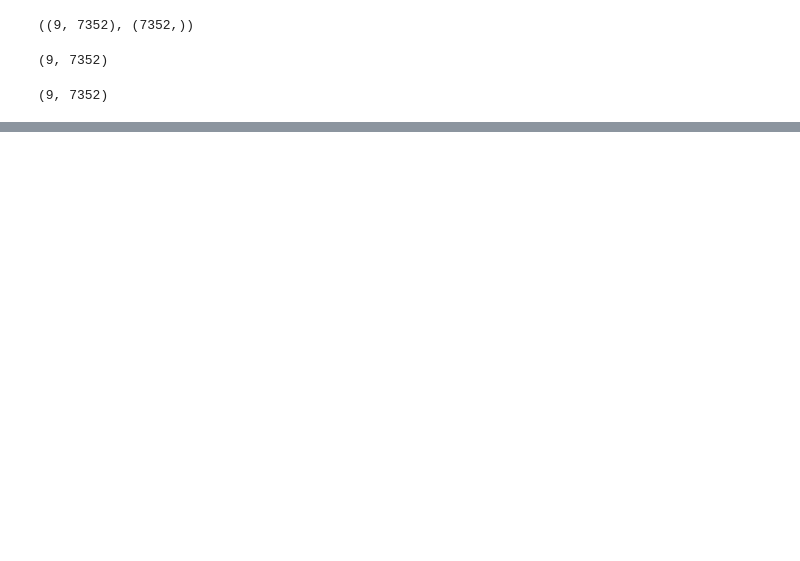
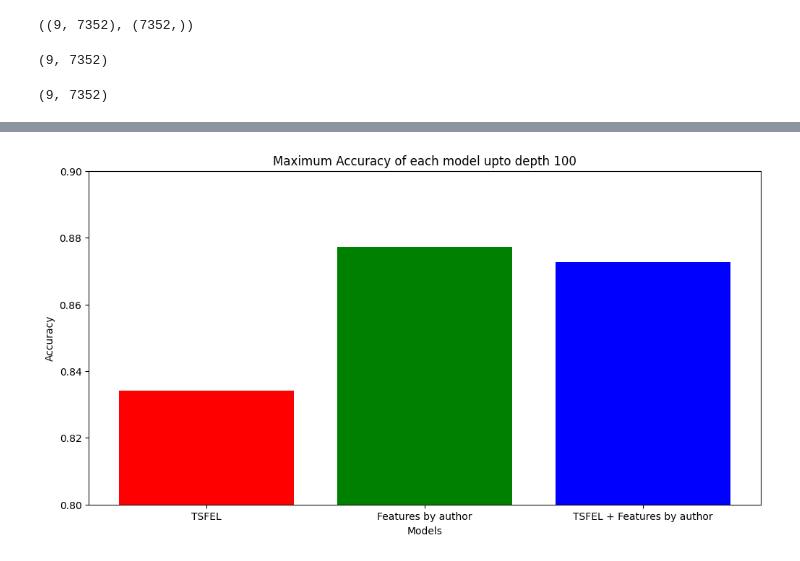
Before and after one commit to samarth2015/UCI-HAR_CNN_LSTM, a Jupyter notebook: ML_UCI_HAR.ipynb, the cells around one changed output, grey strips where cells are left out. Saved outputs shown, nothing was run; the diff lists cells and outputs as text; code cells hidden in the pictures; blank space fills up the shorter version.

```diff
--- a/ML_UCI_HAR.ipynb
+++ b/ML_UCI_HAR.ipynb
@@ -282,0 +420,12 @@ X_train_custom.shape
+# %%
+fig = plt.figure(figsize=(12, 6))
+plt.bar(['TSFEL', 'Features by author', 'TSFEL + Features by author'], [max(accuracies_with_depth[0]), max(accuracies_with_depth[1]), max(accuracies_with_depth[2])],
+        color=['red', 'green', 'blue'])
+
+plt.xlabel('Models')
+plt.ylabel('Accuracy')
+plt.title("Maximum Accuracy of each model upto depth 100")
+plt.ylim(0.8, 0.9)
+plt.show()
+# %% [output]
+[figure, added]
```
Also changed, not shown: parts of 52 cells of this notebook.
